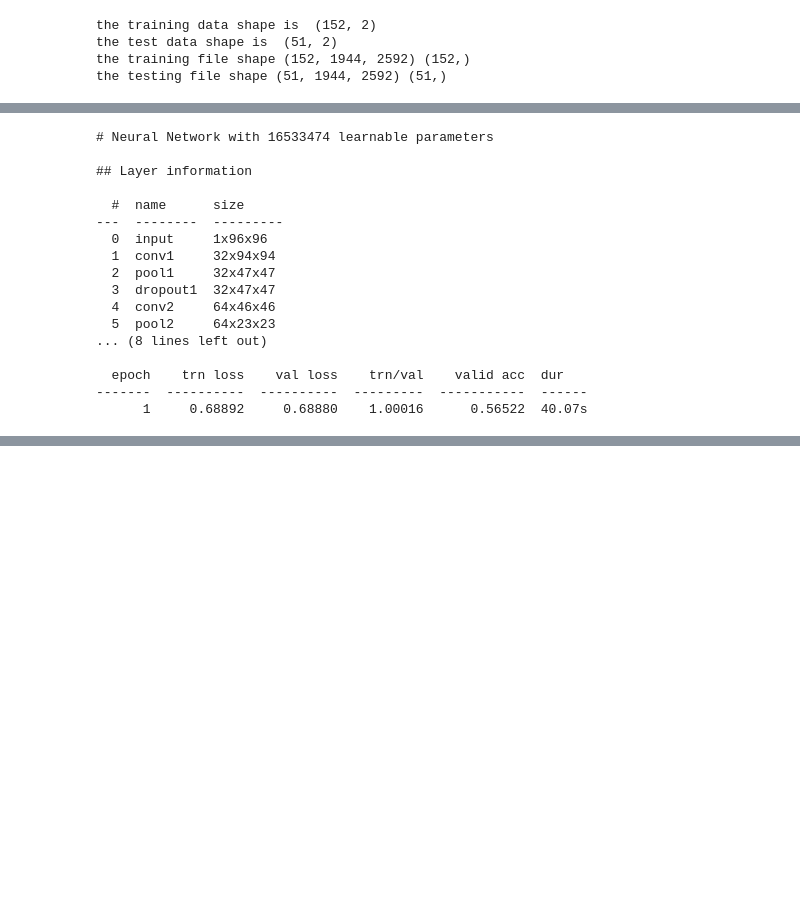
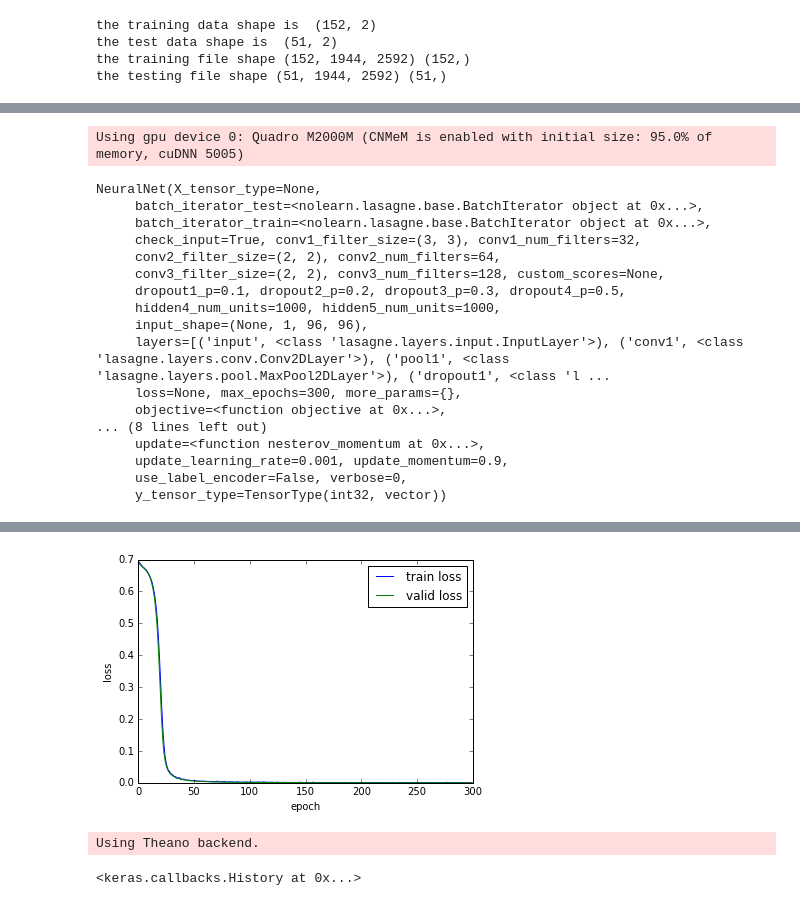
Before and after one commit to mdomarsaleem/face-recognition-raspberrypi, a Jupyter notebook: Test Different preprocessing ways.ipynb, the cells around one changed output, grey strips where cells are left out. Saved outputs shown, nothing was run; the diff lists cells and outputs as text; code cells hidden in the pictures; blank space fills up the shorter version.

Commit message:
Updated model saving

```diff
--- a/Test Different preprocessing ways.ipynb
+++ b/Test Different preprocessing ways.ipynb
@@ -66,7 +66,7 @@ def extract_faces(X_tr,Y_tr):
             else:
                 #print ('The face is missing for index %d' %i)
                 multiple = np.append(multiple,i)
-        if i % 50==0:
+        if i % 10==0:
             print colored((float(i)/len(X_tr)*100 ,' Percentage complete'), 'green')
 
     all_faces = all_faces[1:,:,:]
@@ -157,6 +164,6 @@ map, Y_number = np.unique(Y, return_inverse=True)
 Y_test_numer = np.unique(Y_test, return_inverse=True)[1]
 # %%
 from sklearn.linear_model import LogisticRegression
-clf = LogisticRegression(verbose=1,n_jobs=-1)
+clf = LogisticRegression(verbose=0,n_jobs=-1)
 clf.fit(X_normal,Y_number)
 Y_logictic= clf.predict(X_test.reshape(-1,9216))
@@ -165,5 +170,5 @@ Y_logictic= clf.predict(X_test.reshape(-1,9216))
 # %%
 from sklearn.ensemble import RandomForestClassifier
-recognizer = RandomForestClassifier(500,verbose=1,oob_score=True,n_jobs=5)
+recognizer = RandomForestClassifier(500,verbose=0,oob_score=True,n_jobs=-1)
 recognizer.fit(X_normal,Y_number)
 # %% [output]
@@ -220,25 +221,38 @@ net = NeuralNet(
     update = nesterov_momentum,
     update_learning_rate=0.001,
     update_momentum=0.9,
-    max_epochs=20,
-    verbose=1
+    max_epochs=300,
+    verbose=0
 )
 net.fit(X.reshape(-1,1,96,96).astype(np.float32), Y_number.astype(np.uint8))
 # %% [output]
-# Neural Network with 16533474 learnable parameters
-
-## Layer information
-
-  #  name      size
----  --------  ---------
-  0  input     1x96x96
-  1  conv1     32x94x94
-  2  pool1     32x47x47
-  3  dropout1  32x47x47
-  4  conv2     64x46x46
-  5  pool2     64x23x23
-... (8 lines left out)
-
-  epoch    trn loss    val loss    trn/val    valid acc  dur
--------  ----------  ----------  ---------  -----------  ------
-      1     0.68892     0.68880    1.00016      0.56522  40.07s
+Using gpu device 0: Quadro M2000M (CNMeM is enabled with initial size: 95.0% of memory, cuDNN 5005)
+NeuralNet(X_tensor_type=None,
+     batch_iterator_test=<nolearn.lasagne.base.BatchIterator object at 0x...>,
+     batch_iterator_train=<nolearn.lasagne.base.BatchIterator object at 0x...>,
+     check_input=True, conv1_filter_size=(3, 3), conv1_num_filters=32,
+     conv2_filter_size=(2, 2), conv2_num_filters=64,
+     conv3_filter_size=(2, 2), conv3_num_filters=128, custom_scores=None,
+     dropout1_p=0.1, dropout2_p=0.2, dropout3_p=0.3, dropout4_p=0.5,
+     hidden4_num_units=1000, hidden5_num_units=1000,
+     input_shape=(None, 1, 96, 96),
+     layers=[('input', <class 'lasagne.layers.input.InputLayer'>), ('conv1', <class 'lasagne.layers.conv.Conv2DLayer'>), ('pool1', <class 'lasagne.layers.pool.MaxPool2DLayer'>), ('dropout1', <class 'l ...
+     loss=None, max_epochs=300, more_params={},
+     objective=<function objective at 0x...>,
+... (8 lines left out)
+     update=<function nesterov_momentum at 0x...>,
+     update_learning_rate=0.001, update_momentum=0.9,
+     use_label_encoder=False, verbose=0,
+     y_tensor_type=TensorType(int32, vector))
+# %%
+def plot_loss(net):
+    train_loss = [row['train_loss'] for row in net.train_history_]
+    valid_loss = [row['valid_loss'] for row in net.train_history_]
+    plt.plot(train_loss, label='train loss')
+    plt.plot(valid_loss, label='valid loss')
+    plt.xlabel('epoch')
+    plt.ylabel('loss')
+    plt.legend(loc='best')
+    return plt
+plot_loss(net)
+# %% [output]
@@ -245,10 +260,12 @@ net.fit(X.reshape(-1,1,96,96).astype(np.float32), Y_number.astype(np.uint8))
+[figure, added]
 # %%
-%%capture
 from keras.models import Sequential
 from keras.layers import Dense, Activation
 from keras import backend as K
 from keras.optimizers import Adam,SGD
 from keras.utils import np_utils
+from keras.callbacks import EarlyStopping
+early_stopping = EarlyStopping(monitor='val_loss', patience=2)
 
 
 Y_Keras = np_utils.to_categorical(Y_number, 2)
@@ -264,5 +281,8 @@ sgd = SGD(lr=0.001, decay=1e-6, momentum=0.9, nesterov=True)
 model.compile(loss='categorical_crossentropy', optimizer='sgd', metrics=['accuracy'])
 
 import time
-model.fit(X.reshape(-1,9216), Y_Keras, nb_epoch=10, batch_size=5,verbose=1,
+model.fit(X.reshape(-1,9216), Y_Keras, nb_epoch=300, batch_size=5,verbose=1, validation_split=0.2, callbacks=[early_stopping]
          validation_data=(X_test.reshape(-1,9216), np_utils.to_categorical(Y_test_numer, 2)))
+# %% [output]
+Using Theano backend.
+<keras.callbacks.History at 0x...>
```
Also changed, not shown: parts of 17 cells of this notebook, 2 other files.
